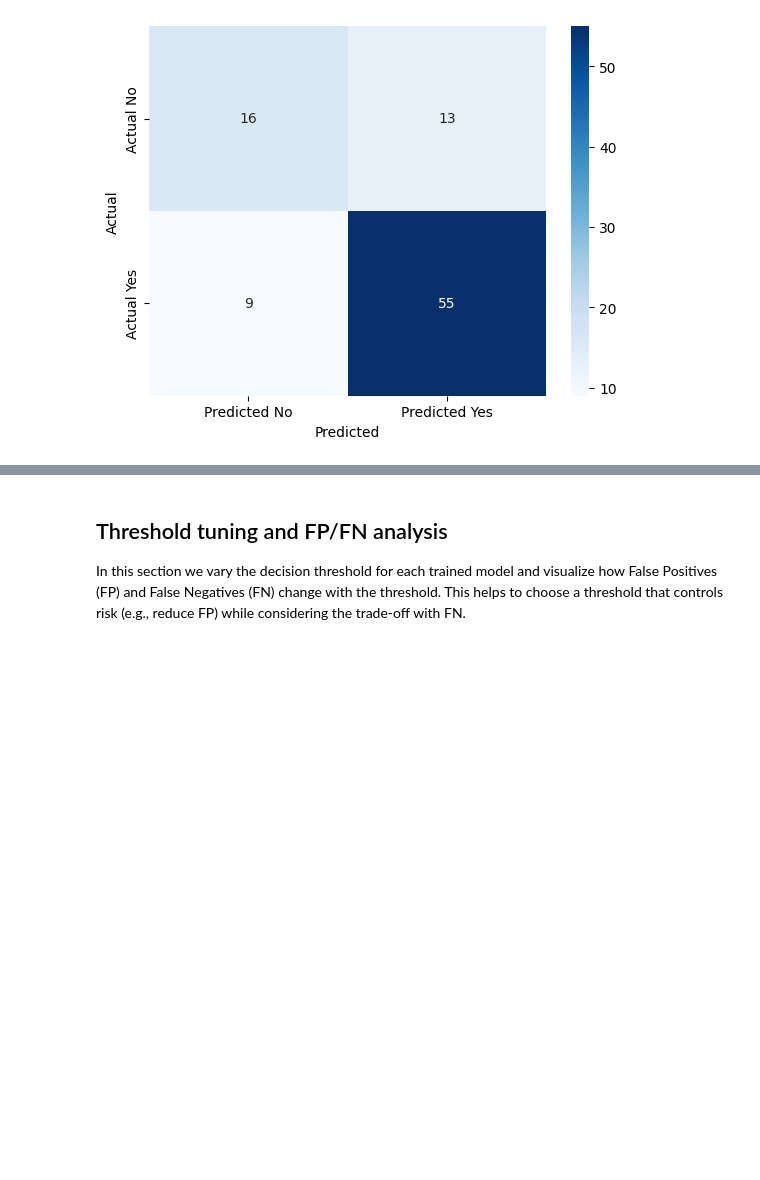
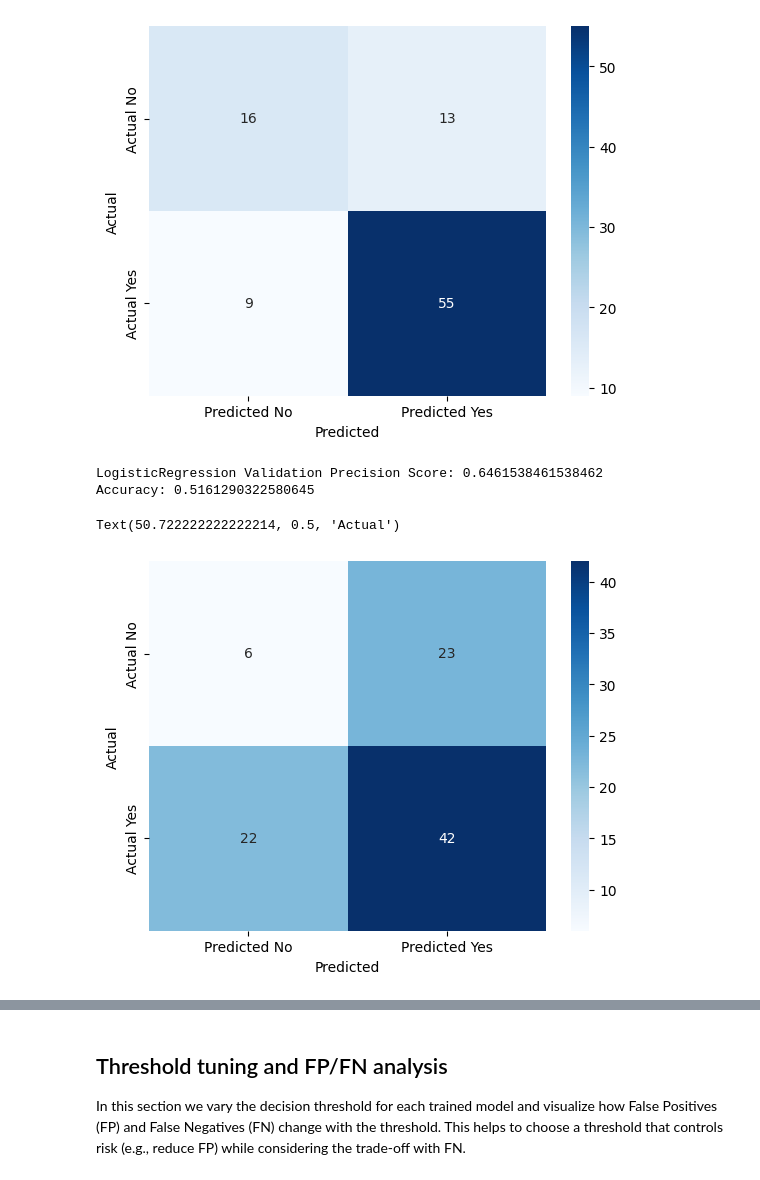
Before and after one commit to AminPerfectDevGeek/FinalProject_Daneshkar, a Jupyter notebook: notebooks/Loan Allocation Eligibility Review Model Project.ipynb, the cells around one changed output, grey strips where cells are left out. Saved outputs shown, nothing was run; the diff lists cells and outputs as text; code cells hidden in the pictures; blank space fills up the shorter version.

```diff
--- a/notebooks/Loan Allocation Eligibility Review Model Project.ipynb
+++ b/notebooks/Loan Allocation Eligibility Review Model Project.ipynb
@@ -233,6 +281,55 @@ LogisticRegression Validation Precision Score: 0.8088235294117647
 Accuracy: 0.7634408602150538
 Text(50.722222222222214, 0.5, 'Actual')
 [figure]
+# %%
+# KNN without scaler
+pipe_knn_ns = Pipeline([
+    ('model', KNeighborsClassifier())
+])
+
+param_grid_knn_no_scaling = {
+    'model__n_neighbors': [3, 5, 7, 9],
+    'model__weights': ['uniform', 'distance'],
+}
+
+grid_knn_ns = GridSearchCV(
+    pipe_knn_ns,
+    param_grid_knn_no_scaling,
+    cv=5,
+    scoring='precision_macro',
+    n_jobs=-1
+)
+
+grid_knn_ns.fit(X_train, y_train)
+
+best_model_knn_ns = grid_knn_ns.best_estimator_
+
+calibrated_knn_ns = CalibratedClassifierCV(best_model_knn_ns, method='isotonic', cv=5)
+calibrated_knn_ns.fit(X_train, y_train)
+
+y_val_pred_knn_ns = grid_knn_ns.predict(X_val)
+y_proba_knn = calibrated_knn_ns.predict_proba(X_val)[:, 1]
+y_val_pred_knn_ns = (y_proba_knn >= 0.68).astype(int) # best treshold using treshold tuning
+
+print("LogisticRegression Validation Precision Score:", precision_score(y_val, y_val_pred_knn_ns))
+print("Accuracy:", accuracy_score(y_val, y_val_pred_knn_ns))
+
+mat = confusion_matrix(y_val, y_val_pred_knn_ns)
+sns.heatmap(
+    mat,
+    annot=True,
+    fmt='d',
+    cmap='Blues',
+    xticklabels=['Predicted No', 'Predicted Yes'],
+    yticklabels=['Actual No', 'Actual Yes']
+)
+plt.xlabel('Predicted')
+plt.ylabel('Actual')
+# %% [output]
+LogisticRegression Validation Precision Score: 0.6461538461538462
+Accuracy: 0.5161290322580645
+Text(50.722222222222214, 0.5, 'Actual')
+[figure, added]
 # %%
 # ANN with scaler
 pipe_ann = Pipeline([
```
Also changed, not shown: parts of 19 cells of this notebook.
